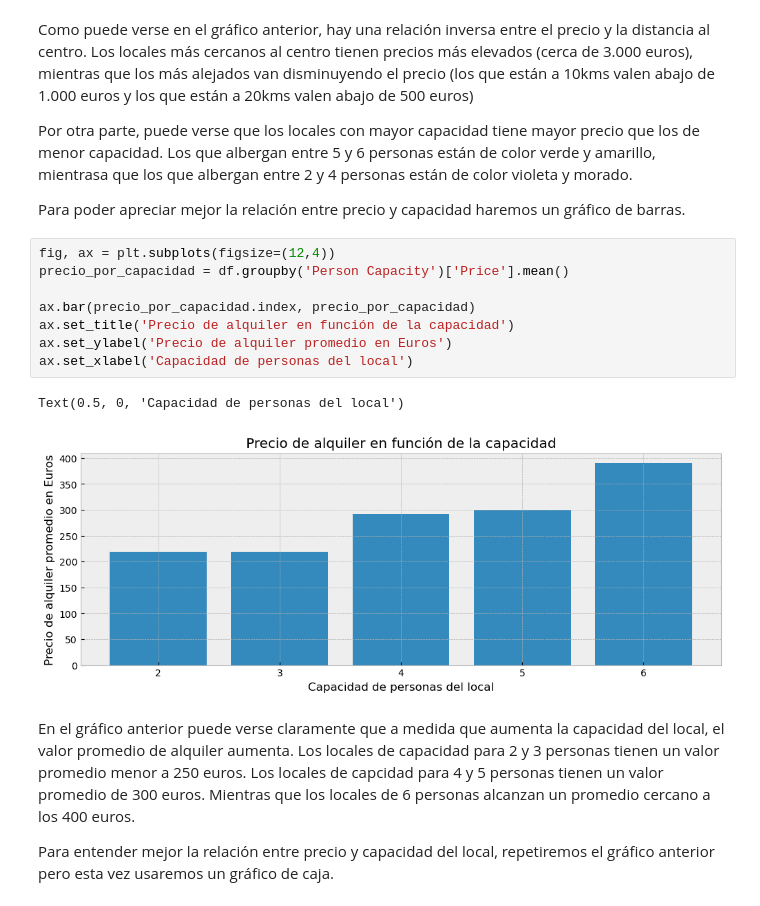
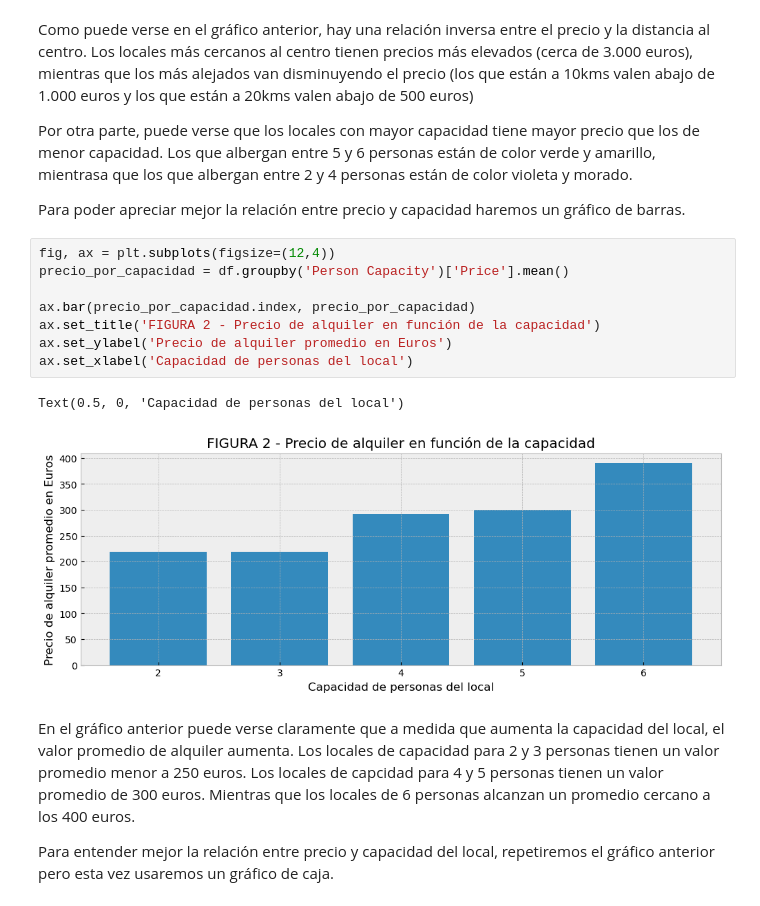
Before and after one commit to tekluis/CoderHouse, a Jupyter notebook: VISUALIZACION-TEK.ipynb, the cells around one changed output. Drawn from its saved outputs; the diff is of its cells as text.

```diff
--- a/VISUALIZACION-TEK.ipynb
+++ b/VISUALIZACION-TEK.ipynb
@@ -75,14 +75,14 @@ Para poder apreciar mejor la relación entre precio y capacidad haremos un gráf
 # %%
 fig, ax = plt.subplots(figsize=(12,4))
 precio_por_capacidad = df.groupby('Person Capacity')['Price'].mean()
 
 ax.bar(precio_por_capacidad.index, precio_por_capacidad)
-ax.set_title('Precio de alquiler en función de la capacidad')
+ax.set_title('FIGURA 2 - Precio de alquiler en función de la capacidad')
 ax.set_ylabel('Precio de alquiler promedio en Euros')
 ax.set_xlabel('Capacidad de personas del local')
 # %% [output]
 Text(0.5, 0, 'Capacidad de personas del local')
-[figure, old version]
+[figure, new version]
 # %% [markdown]
 En el gráfico anterior puede verse claramente que a medida que aumenta la capacidad del local, el valor promedio de alquiler aumenta.
 Los locales de capacidad para 2 y 3 personas tienen un valor promedio menor a 250 euros.
```
Also changed, not shown: parts of 10 cells of this notebook.
